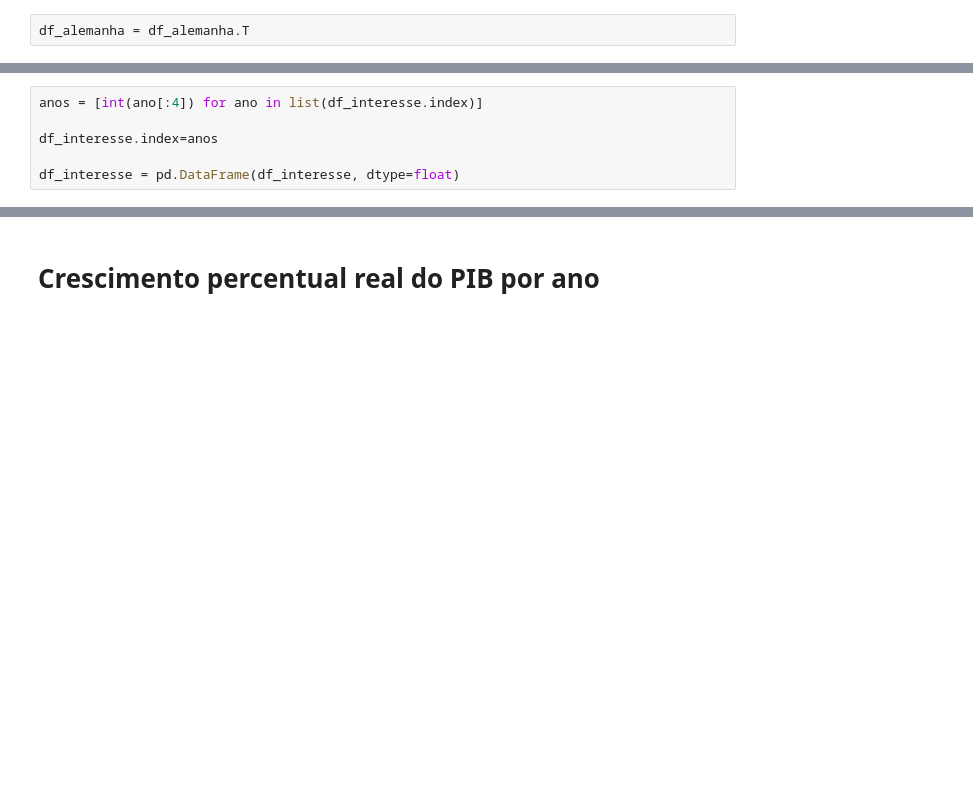
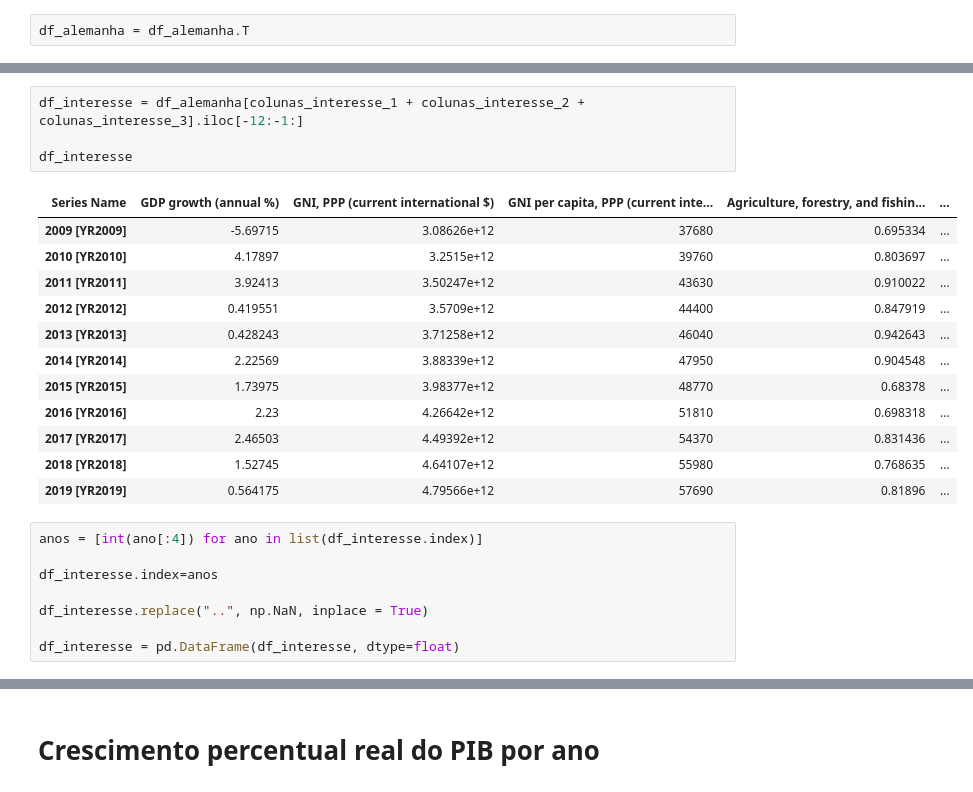
Before and after one commit to rmcnribeiro/T3_ECO-A, a Jupyter notebook: codigos/trabalho_3.ipynb, the cells around one changed output, grey strips where cells are left out. Saved outputs shown, nothing was run; the diff lists cells and outputs as text; blank space fills up the shorter version.

```diff
--- a/codigos/trabalho_3.ipynb
+++ b/codigos/trabalho_3.ipynb
@@ -58,8 +65,27 @@ df_interesse.head(2)
+# %%
+df_interesse = df_alemanha[colunas_interesse_1 + colunas_interesse_2 + colunas_interesse_3].iloc[-12:-1:]
+
+df_interesse
+# %% [output]
+| Series Name | GDP growth (annual %) | GNI, PPP (current international $) | GNI per capita, PPP (current inte... | Agriculture, forestry, and fishin... | ... |
+| 2009 [YR2009] | -5.69715 | 3.08626e+12 | 37680 | 0.695334 | ... |
+| 2010 [YR2010] | 4.17897 | 3.2515e+12 | 39760 | 0.803697 | ... |
+| 2011 [YR2011] | 3.92413 | 3.50247e+12 | 43630 | 0.910022 | ... |
+| 2012 [YR2012] | 0.419551 | 3.5709e+12 | 44400 | 0.847919 | ... |
+| 2013 [YR2013] | 0.428243 | 3.71258e+12 | 46040 | 0.942643 | ... |
+| 2014 [YR2014] | 2.22569 | 3.88339e+12 | 47950 | 0.904548 | ... |
+| 2015 [YR2015] | 1.73975 | 3.98377e+12 | 48770 | 0.68378 | ... |
+| 2016 [YR2016] | 2.23 | 4.26642e+12 | 51810 | 0.698318 | ... |
+| 2017 [YR2017] | 2.46503 | 4.49392e+12 | 54370 | 0.831436 | ... |
+| 2018 [YR2018] | 1.52745 | 4.64107e+12 | 55980 | 0.768635 | ... |
+| 2019 [YR2019] | 0.564175 | 4.79566e+12 | 57690 | 0.81896 | ... |
 # %%
 anos = [int(ano[:4]) for ano in list(df_interesse.index)]
 
 df_interesse.index=anos
 
+df_interesse.replace("..", np.NaN, inplace = True)
+
 df_interesse = pd.DataFrame(df_interesse, dtype=float)
 # %%
 df_interesse.head(2)
```
Also changed, not shown: parts of 8 cells of this notebook, 2 other files.
